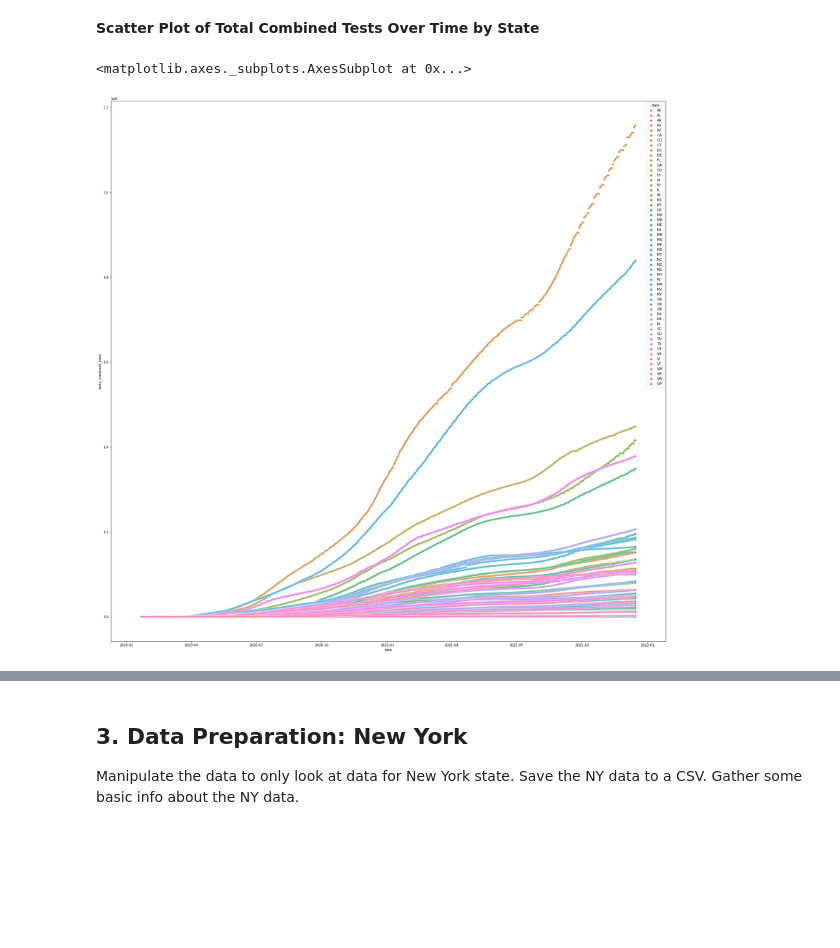
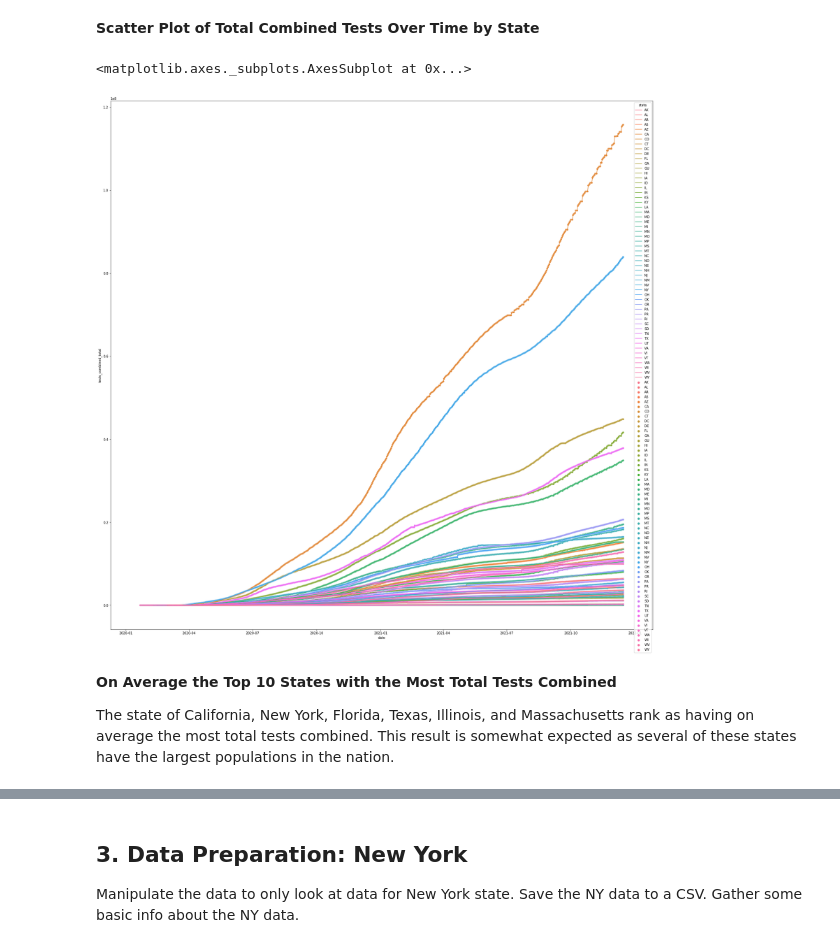
Before and after one commit to marissamckee/my-data-scientist-portfolio, a Jupyter notebook: SMU_DataArts/SMU DataArts Assessment.ipynb, the cells around one changed output, grey strips where cells are left out. Drawn from its saved outputs; the diff is of its cells as text; code cells hidden in the pictures; blank space fills up the shorter version.

```diff
--- a/SMU_DataArts/SMU DataArts Assessment.ipynb
+++ b/SMU_DataArts/SMU DataArts Assessment.ipynb
@@ -223,6 +223,11 @@ Name: date, dtype: datetime64[ns]
 # %%
 plt.figure(figsize=(30,30))
 sns.scatterplot(data=df, x='date', y='tests_combined_total',hue="state")
+sns.lineplot(data=df, x="date", y="tests_combined_total",hue="state")
 # %% [output]
 <matplotlib.axes._subplots.AxesSubplot at 0x...>
-[figure, old version]
+[figure, new version]
+# %% [markdown]
+<b>On Average the Top 10 States with the Most Total Tests Combined</b>
+
+The state of California, New York, Florida, Texas, Illinois, and Massachusetts rank as having on average the most total tests combined. This result is somewhat expected as several of these states have the largest populations in the nation.
```
Also changed, not shown: parts of 5 cells of this notebook.
